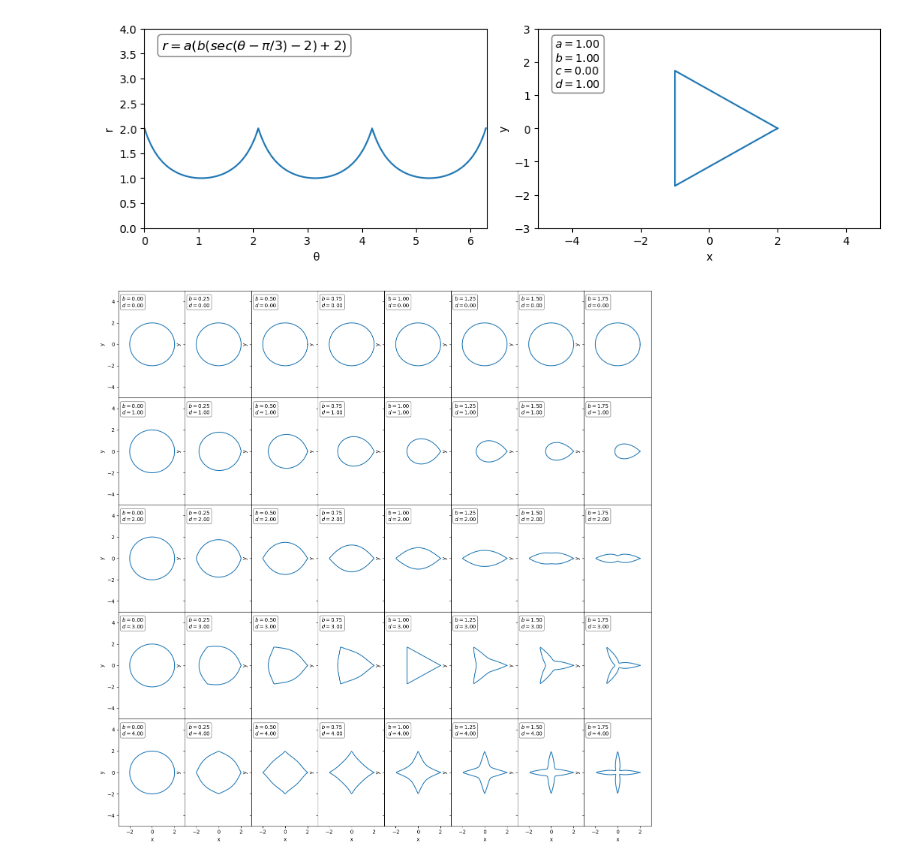
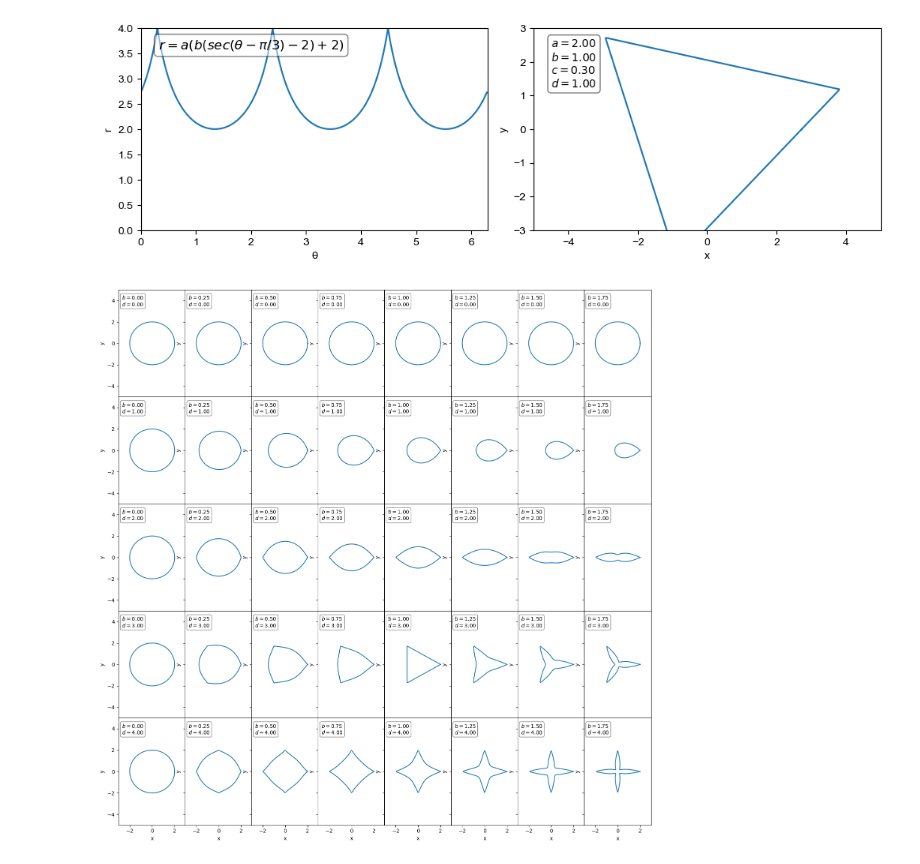
Before and after one commit to nameko-ko/name, a Jupyter notebook: ContourFunction.ipynb, the cells around one changed output. Cells and saved outputs as stored; diff of their text form; code cells hidden in the pictures.

```diff
--- a/ContourFunction.ipynb
+++ b/ContourFunction.ipynb
@@ -59,9 +59,9 @@ import math
 import numpy as np
 import matplotlib.pyplot as plt
 
-a = 1 #拡大
-b = 2 #遷移1
-c = 0 #回転
+a = 2 #拡大
+b = 1 #遷移1
+c = 0.3 #回転
 d = 1 #遷移2
 cons = np.pi/3 #定数
 
@@ -88,34 +88,34 @@ ax1.set_xlabel('θ')
 ax2.set_xlabel('x')
 ax1.set_ylabel('r')
 ax2.set_ylabel('y')
 #テキストボックスの生成
 textstr = '\n'.join((
     r'$a=%.2f$' % (a, ),
     r'$b=%.2f$' % (b, ),
     r'$c=%.2f$' % (c, ),
     r'$d=%.2f$' % (d, ),))
 # 数式の文字列を生成
 equation_str = r'$r=a(b(sec(θ - π/3)-2)+2)$'
 # テキストボックスの属性を設定
 props = dict(boxstyle='round', facecolor='white', alpha=0.5)
 
 # テキストボックスを座標 (0.05, 0.95) に配置
 ax2.text(0.05, 0.95, textstr, transform=ax2.transAxes, fontsize=10,
         verticalalignment='top', bbox=props)
 ax1.text(0.05, 0.95, equation_str, transform=ax1.transAxes, fontsize=12,
         verticalalignment='top', bbox=props)
 ax1.set_xlim([0, 6.3])
 ax1.set_ylim([0, 4])
 ax2.set_xlim([-5, 5])
 ax2.set_ylim([-3, 3])
 #余白の自動調整
 plt.tight_layout()
 
 path = "figure_b_{}_d_{}".format(b,d)
 plt.savefig("/Users/nametakouhei/name/画像ファイル/{}".format(path),bbox_inches='tight')
 plt.show()
 # %% [output]
-[figure, old version]
+[figure, new version]
 # %%
 #sec型,マトリックス画像保存
 import math
```
Also changed, not shown: 1 other file.
